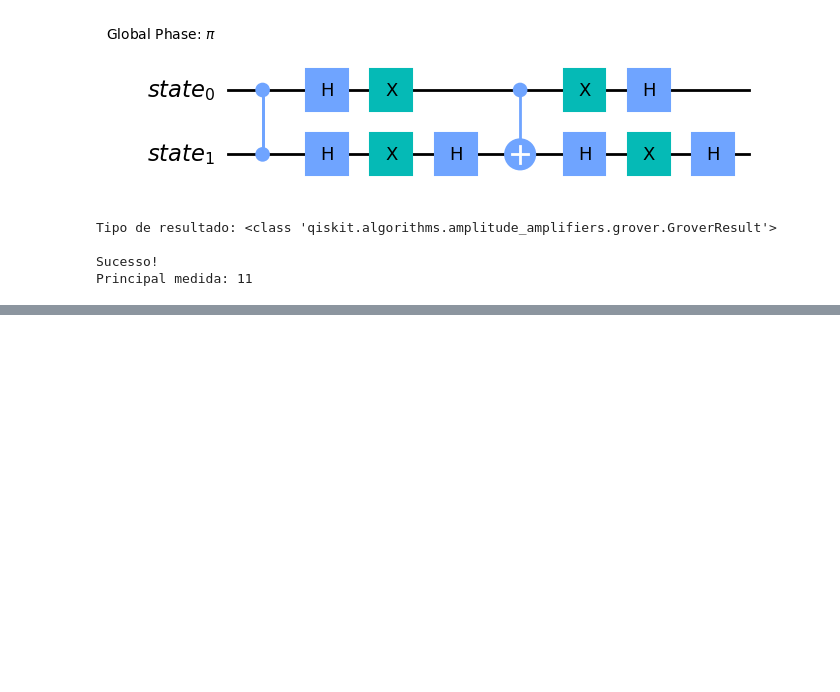
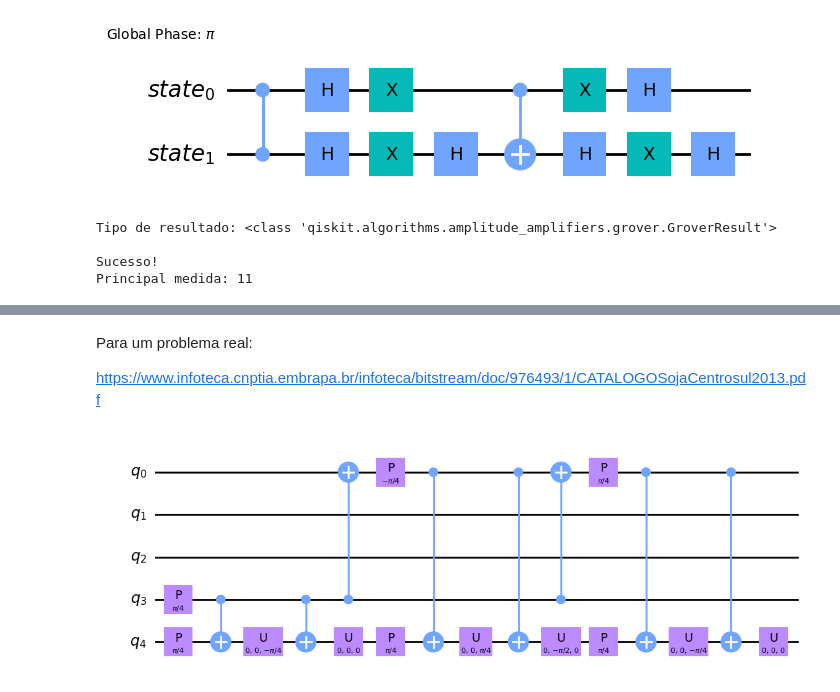
Before and after one commit to scadete/quantum-search-example, a Jupyter notebook: quantum-search-example.ipynb, the cells around one changed output, grey strips where cells are left out. Cells and saved outputs as stored; diff of their text form; code cells hidden in the pictures; blank space fills up the shorter version.

```diff
--- a/quantum-search-example.ipynb
+++ b/quantum-search-example.ipynb
@@ -87,0 +124,19 @@ Principal medida: 11
+# %% [markdown]
+Para um problema real:
+
+https://www.infoteca.cnptia.embrapa.br/infoteca/bitstream/doc/976493/1/CATALOGOSojaCentrosul2013.pdf
+# %%
+from qiskit.circuit.library.phase_oracle import PhaseOracle
+from qiskit.exceptions import MissingOptionalLibraryError
+
+
+expressao = '(a | b | c | d | e ) & (a & d & e)'
+
+try:
+    oracle = PhaseOracle(expressao)
+    problem = AmplificationProblem(oracle, is_good_state=oracle.evaluate_bitstring)
+    display(problem.grover_operator.oracle.decompose().draw(output='mpl'))
+except MissingOptionalLibraryError as ex:
+    print(ex)
+# %% [output]
+[figure, added]
```
Also changed, not shown: parts of 9 cells of this notebook, 1 other file.
